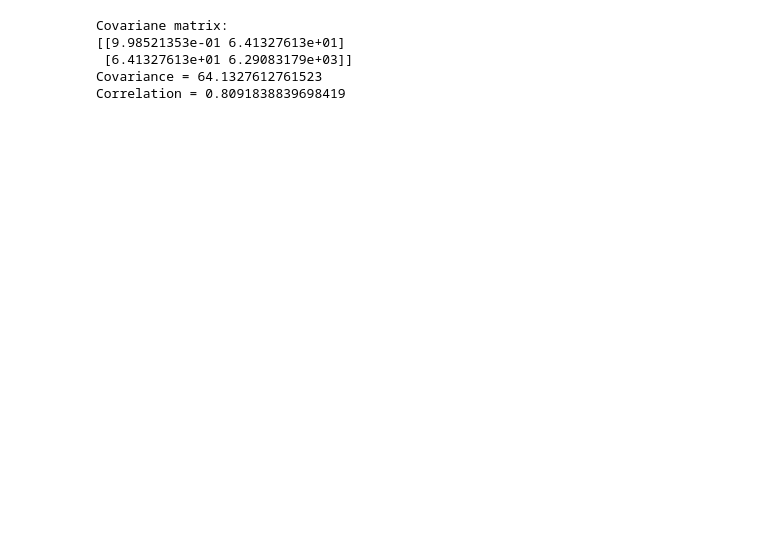
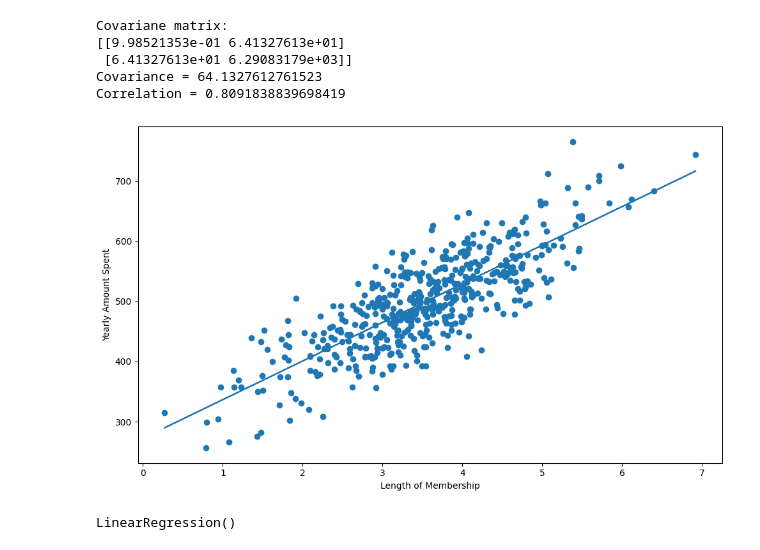
Before and after one commit to Uric01/data_science, a Jupyter notebook: ecommerce-customer-data.ipynb, the cells around one changed output. Drawn from its saved outputs; the diff is of its cells as text; code cells hidden in the pictures; blank space fills up the shorter version.

Commit message:
Kaggle Notebook | Ecommerce_Customer_Data | Version 2

```diff
--- a/ecommerce-customer-data.ipynb
+++ b/ecommerce-customer-data.ipynb
@@ -233,3 +236,14 @@ Covariane matrix:
  [6.41327613e+01 6.29083179e+03]]
 Covariance = 64.1327612761523
 Correlation = 0.8091838839698419
+# %%
+plt.figure(figsize = (10,6))
+plt.scatter(df2['Length of Membership'],df2['Yearly Amount Spent'])
+plt.xlabel('Length of Membership')
+plt.ylabel('Yearly Amount Spent')
+m, b = np.polyfit(df2['Length of Membership'], df2['Yearly Amount Spent'], 1)
+plt.plot(df2['Length of Membership'], m*df2['Length of Membership']+b)
+plt.tight_layout()
+plt.show()
+# %% [output]
+[figure, added]
@@ -235,0 +261,6 @@ Correlation = 0.8091838839698419
+# %%
+# Fit the model to the training data
+x_train = np.array(x_train).reshape(-1,1)#reshaping predictor to a 2D array for sklearn
+model.fit(x_train,y_train)
+# %% [output]
+LinearRegression()
```
Also changed, not shown: parts of 9 cells of this notebook.
